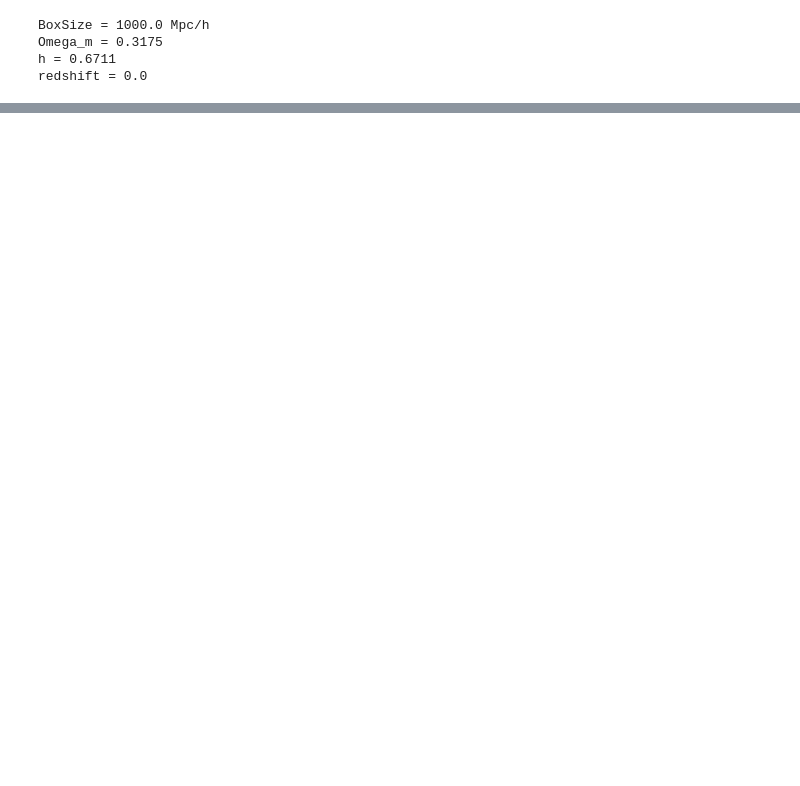
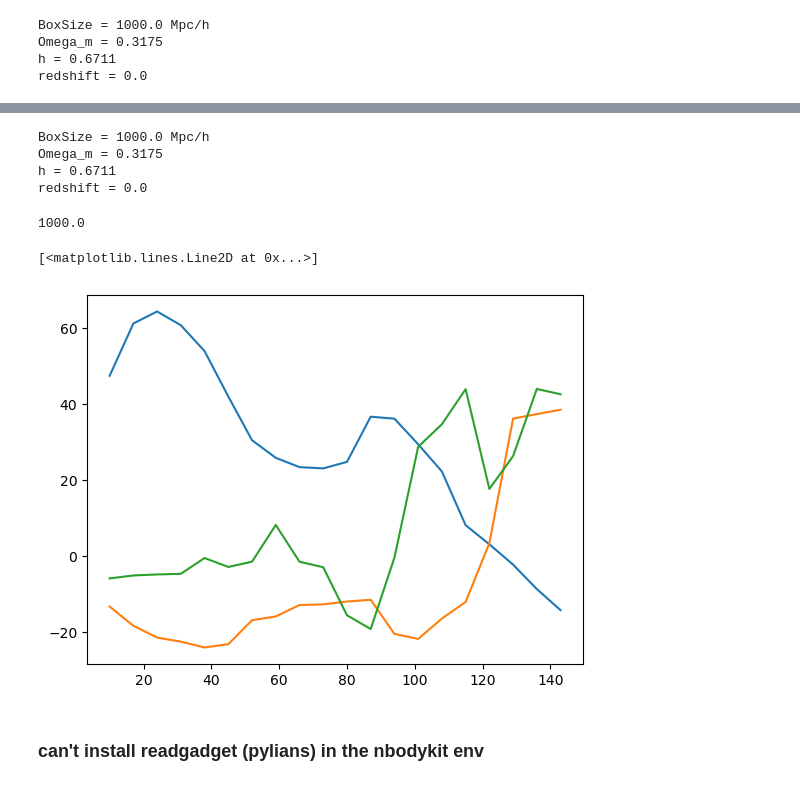
Before and after one commit to FedeDavilaKurban/VPF_Quijote, a Jupyter notebook: testing_2pcf.ipynb, the cells around one changed output, grey strips where cells are left out. Drawn from its saved outputs; the diff is of its cells as text; code cells hidden in the pictures; blank space fills up the shorter version.

```diff
--- a/testing_2pcf.ipynb
+++ b/testing_2pcf.ipynb
@@ -105,0 +260,80 @@ No artists with labels found to put in legend.  Note that artists whose label st
+# %%
+def read_quijote(filepath, cosm, snapnum, axis, space):
+    """
+    Returns array with Halo positions in Mpc/h
+    """
+    #import numpy as np
+    import readgadget
+    import readfof
+    import redshift_space_library as RSL
+
+    #-----------
+    # Read data from Quijote
+    #-----------
+
+    # get the name of the corresponding snapshot
+    snapshot = '/home/federico/mnts/clemente/Proyectos/VPF_Quijote/data/quijote/Snapshots/%s/0/snapdir_%03d/snap_%03d'%(cosm,snapnum,snapnum)
+
+    # read the redshift, boxsize, cosmology...etc in the header
+    header   = readgadget.header(snapshot)
+    BoxSize  = header.boxsize/1e3  #Mpc/h
+    #Nall     = header.nall         #Total number of particles
+    #Masses   = header.massarr*1e10 #Masses of the particles in Msun/h
+    Omega_m  = header.omega_m      #value of Omega_m
+    Omega_l  = header.omega_l      #value of Omega_l
+    h        = header.hubble       #value of h
+    redshift = header.redshift     #redshift of the snapshot
+    Hubble   = 100.0*np.sqrt(Omega_m*(1.0+redshift)**3+Omega_l) #Value of H(z) in km/s/(Mpc/h)
+
+    print(f'BoxSize = {BoxSize} Mpc/h')
+    print(f'Omega_m = {Omega_m}')
+    print(f'h = {h}')
+    print(f'redshift = {redshift:.1f}')
+
+
+    FoF = readfof.FoF_catalog(filepath, snapnum, long_ids=False,
+                            swap=False, SFR=False, read_IDs=False)
+    pos_h  = FoF.GroupPos/1e3            #Halo positions in Mpc/h
+    vel_h  = FoF.GroupVel*(1.0+redshift) #Halo peculiar velocities in km/s
+
+    if space == 'zspace':
+    	RSL.pos_redshift_space(pos_h, vel_h, BoxSize, Hubble, redshift, axis)
+
+    return pos_h, vel_h, BoxSize  #Halo positions in Mpc/h
+
+import numpy as np
+
+dir = '/home/federico/mnts/clemente/Proyectos/VPF_Quijote/data/quijote/Halos/FoF/fiducial/0/'
+
+gxs = read_quijote(dir,'fiducial',4,0,'zspace')
+# %% [output]
+BoxSize = 1000.0 Mpc/h
+Omega_m = 0.3175
+h = 0.6711
+redshift = 0.0
+# %%
+gxs[2]
+# %% [output]
+1000.0
+# %%
+sample1 = gxs[0]
+
+s_bins  = np.linspace(10, 150, 21)
+mu_bins = np.linspace(0, 1, 51)
+xi_s_mu = s_mu_tpcf(sample1, s_bins, mu_bins, period=gxs[2])
+
+xi_0 = tpcf_multipole(xi_s_mu, mu_bins, order=0)
+xi_2 = tpcf_multipole(xi_s_mu, mu_bins, order=2)
+xi_4 = tpcf_multipole(xi_s_mu, mu_bins, order=4)
+# %%
+import matplotlib.pyplot as plt
+nr = s_bins[:-1]
+
+plt.plot(nr,(nr**2)*(xi_0))
+plt.plot(nr,(nr**2)*(-xi_2))
+plt.plot(nr,(nr**2)*(-xi_4))
+# %% [output]
+[<matplotlib.lines.Line2D at 0x...>]
+[figure, added]
+# %% [markdown]
+### can't install readgadget (pylians) in the nbodykit env
```
Also changed, not shown: parts of 14 cells of this notebook.
